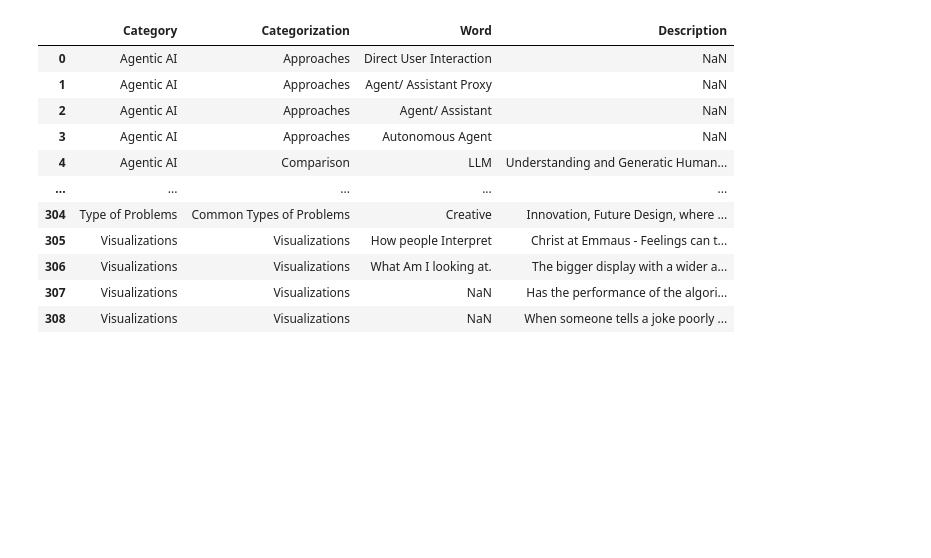
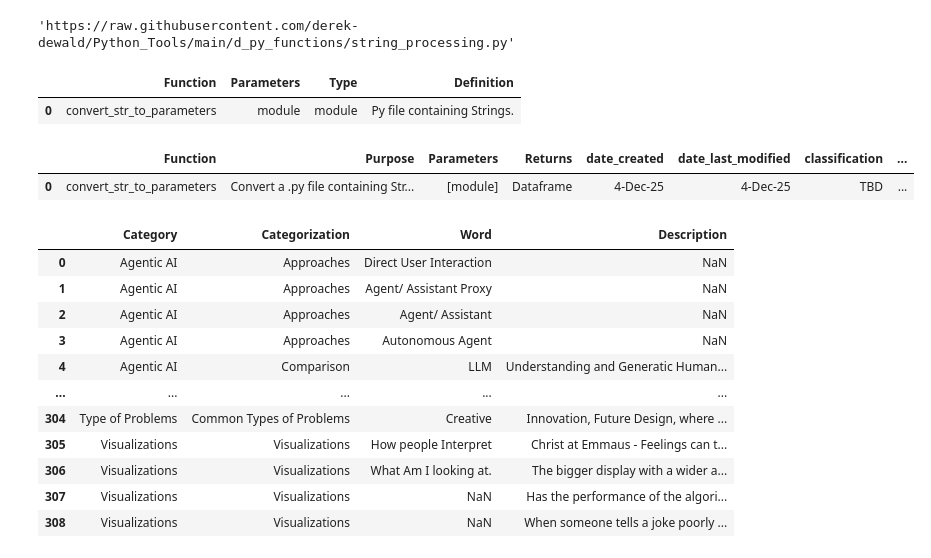
Before and after one commit to derek-dewald/Python_Tools, a Jupyter notebook: JupyterNotebooks/Daily WorkBook.ipynb, the cells around one changed output. Cells and saved outputs as stored; diff of their text form; code cells hidden in the pictures; blank space fills up the shorter version.

```diff
--- a/JupyterNotebooks/Daily WorkBook.ipynb
+++ b/JupyterNotebooks/Daily WorkBook.ipynb
@@ -7,0 +76,11 @@ sys.path.append("/Users/derekdewald/Documents/Python/Github_Repo/d_py_functions"
+# %%
+from connections import read_git_file
+
+for count,file_name in enumerate(git_file_list):
+    temp_text = read_git_file(file_name)
+    temp_a,temp_b = parse_dot_py_file(temp_text)
+    input()
+# %%
+file_name
+# %% [output]
+'https://raw.githubusercontent.com/derek-dewald/Python_Tools/main/d_py_functions/string_processing.py'
@@ -8,3 +89,13 @@ sys.path.append("/Users/derekdewald/Documents/Python/Github_Repo/d_py_functions"
+# %%
+temp_b
+# %% [output]
+|  | Function | Parameters | Type | Definition |
+| 0 | convert_str_to_parameters | module | module | Py file containing Strings. |
+# %%
+temp_a
+# %% [output]
+|  | Function | Purpose | Parameters | Returns | date_created | date_last_modified | classification | ... |
+| 0 | convert_str_to_parameters | Convert a .py file containing Str... | [module] | Dataframe | 4-Dec-25 | 4-Dec-25 | TBD | ... |
 # %%
 # How am I going to Store Information on ML and other topics?
 # How am I storing DEFINITIONS.
```
Also changed, not shown: parts of 2 cells of this notebook, 13 other files.
